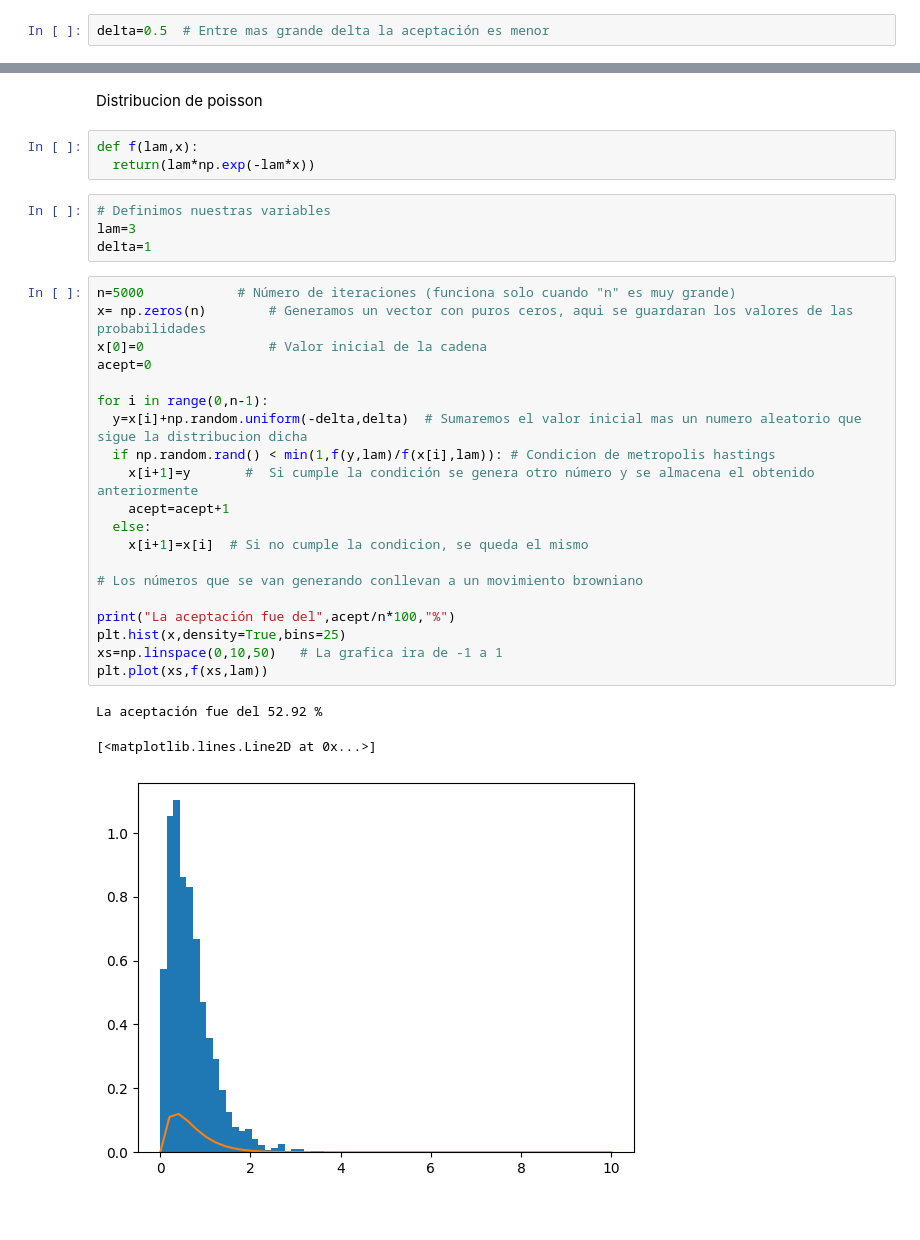
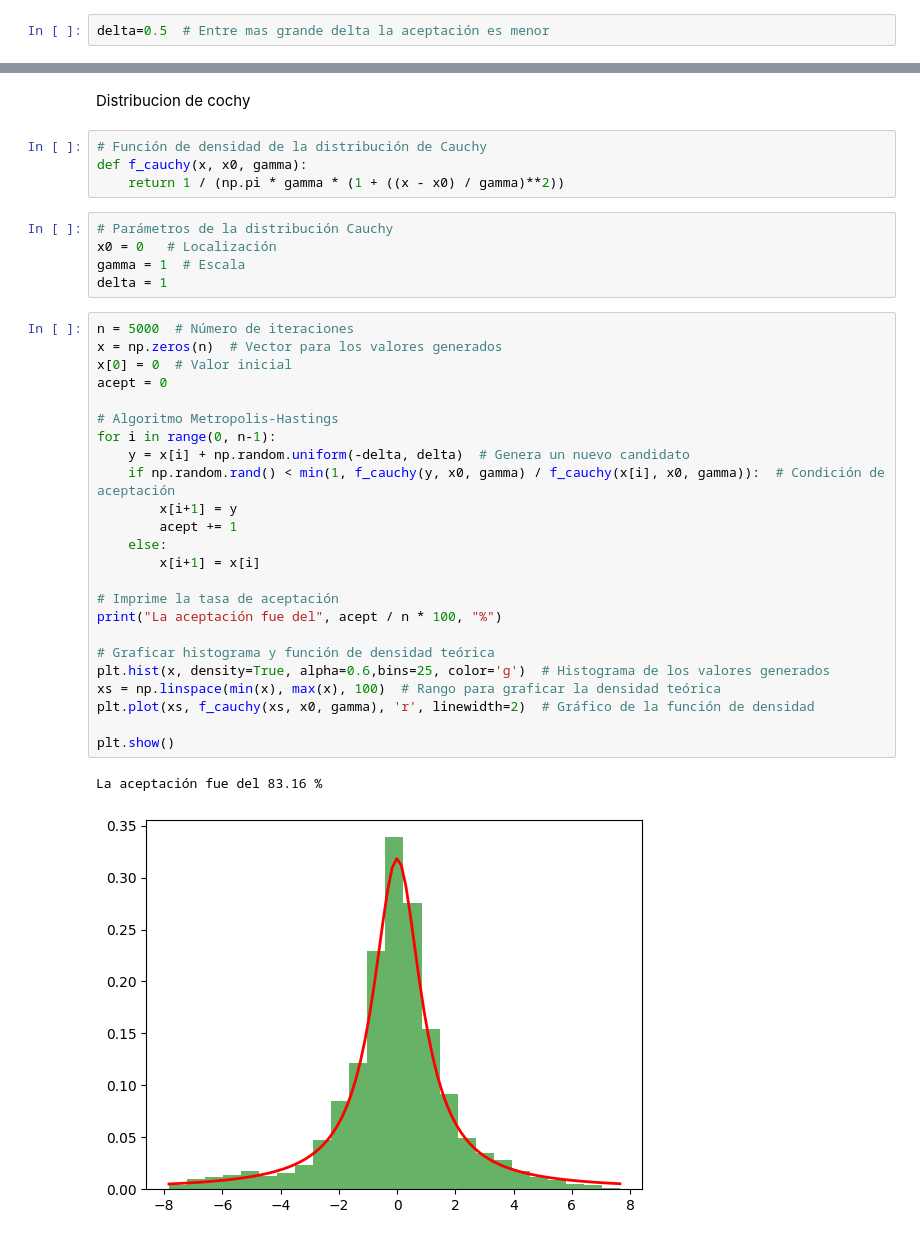
Before and after one commit to MaricelaMH/SIMULACION-II, a Jupyter notebook: Metropolis_Hastings.ipynb, the cells around one changed output, grey strips where cells are left out. Drawn from its saved outputs; the diff is of its cells as text; blank space fills up the shorter version.

```diff
--- a/Metropolis_Hastings.ipynb
+++ b/Metropolis_Hastings.ipynb
@@ -53,33 +53,38 @@ plt.plot(x[0:100])
 # %% [markdown]
-Distribucion de poisson
+Distribucion de cochy
-# %%
-def f(lam,x):
-  return(lam*np.exp(-lam*x))
-# %%
-# Definimos nuestras variables
-lam=3
-delta=1
+# %%
+# Función de densidad de la distribución de Cauchy
+def f_cauchy(x, x0, gamma):
+    return 1 / (np.pi * gamma * (1 + ((x - x0) / gamma)**2))
+# %%
+# Parámetros de la distribución Cauchy
+x0 = 0   # Localización
+gamma = 1  # Escala
+delta = 1
 # %%
-n=5000            # Número de iteraciones (funciona solo cuando "n" es muy grande)
-x= np.zeros(n)        # Generamos un vector con puros ceros, aqui se guardaran los valores de las probabilidades
-x[0]=0                # Valor inicial de la cadena
-acept=0
+n = 5000  # Número de iteraciones
+x = np.zeros(n)  # Vector para los valores generados
+x[0] = 0  # Valor inicial
+acept = 0
 
-for i in range(0,n-1):
-  y=x[i]+np.random.uniform(-delta,delta)  # Sumaremos el valor inicial mas un numero aleatorio que sigue la distribucion dicha
-  if np.random.rand() < min(1,f(y,lam)/f(x[i],lam)): # Condicion de metropolis hastings
-    x[i+1]=y       #  Si cumple la condición se genera otro número y se almacena el obtenido anteriormente
-    acept=acept+1
-  else:
-    x[i+1]=x[i]  # Si no cumple la condicion, se queda el mismo
+# Algoritmo Metropolis-Hastings
+for i in range(0, n-1):
+    y = x[i] + np.random.uniform(-delta, delta)  # Genera un nuevo candidato
+    if np.random.rand() < min(1, f_cauchy(y, x0, gamma) / f_cauchy(x[i], x0, gamma)):  # Condición de aceptación
+        x[i+1] = y
+        acept += 1
+    else:
+        x[i+1] = x[i]
 
-# Los números que se van generando conllevan a un movimiento browniano
+# Imprime la tasa de aceptación
+print("La aceptación fue del", acept / n * 100, "%")
 
-print("La aceptación fue del",acept/n*100,"%")
-plt.hist(x,density=True,bins=25)
-xs=np.linspace(0,10,50)   # La grafica ira de -1 a 1
-plt.plot(xs,f(xs,lam))
+# Graficar histograma y función de densidad teórica
+plt.hist(x, density=True, alpha=0.6,bins=25, color='g')  # Histograma de los valores generados
+xs = np.linspace(min(x), max(x), 100)  # Rango para graficar la densidad teórica
+plt.plot(xs, f_cauchy(xs, x0, gamma), 'r', linewidth=2)  # Gráfico de la función de densidad
+
+plt.show()
 # %% [output]
-La aceptación fue del 52.92 %
+La aceptación fue del 83.16 %
-[<matplotlib.lines.Line2D at 0x...>]
-[figure, old version]
+[figure, new version]
```
Also changed, not shown: parts of 2 cells of this notebook.
